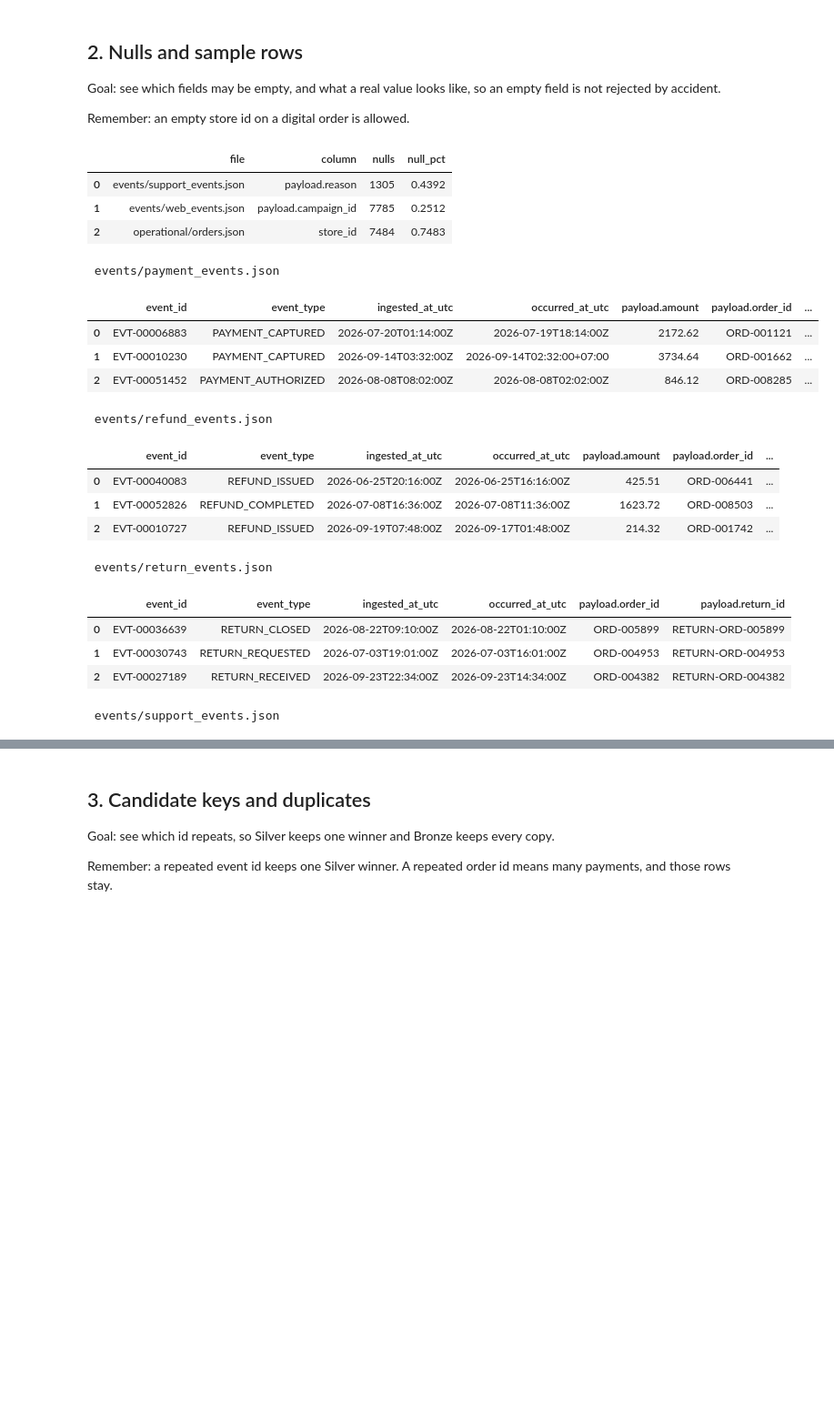
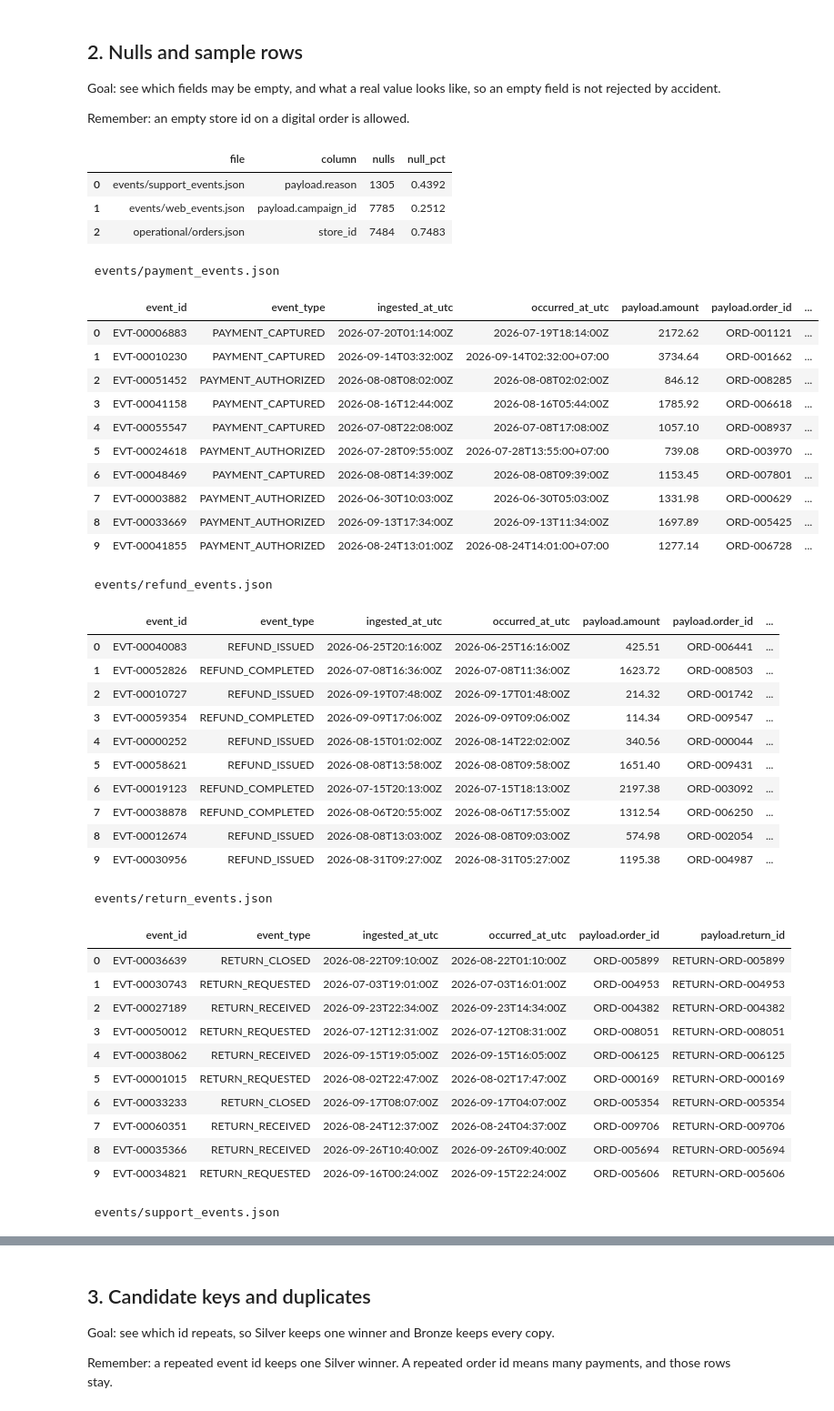
Before and after one commit to haniialfiyyaah/omnichannel-retail-analytics, a Jupyter notebook: notebooks/01_explore_raw.ipynb, the cells around one changed output, grey strips where cells are left out. Shown at 91% size. Drawn from its saved outputs; the diff is of its cells as text; code cells hidden in the pictures; blank space fills up the shorter version.

```diff
--- a/notebooks/01_explore_raw.ipynb
+++ b/notebooks/01_explore_raw.ipynb
@@ -112,44 +112,65 @@ for name, frame in frames.items():
     nulls = frame.isna().sum()
     for column, count in nulls.items():
         if count == 0:
             continue
         null_rows.append(
             {
                 "file": name,
                 "column": column,
                 "nulls": int(count),
                 "null_pct": round(count / len(frame), 4),
             }
         )
 nulls = pd.DataFrame(null_rows)
 if nulls.empty:
     print("No nulls in any loaded column.")
 else:
     display(nulls.sort_values(["file", "nulls"], ascending=[True, False]))
 
 for name, frame in frames.items():
     print("\n", name)
-    display(frame.head(3))
+    display(frame.head(10))
 # %% [output]
 |  | file | column | nulls | null_pct |
 | 0 | events/support_events.json | payload.reason | 1305 | 0.4392 |
 | 1 | events/web_events.json | payload.campaign_id | 7785 | 0.2512 |
 | 2 | operational/orders.json | store_id | 7484 | 0.7483 |
  events/payment_events.json
 |  | event_id | event_type | ingested_at_utc | occurred_at_utc | payload.amount | payload.order_id | ... |
 | 0 | EVT-00006883 | PAYMENT_CAPTURED | 2026-07-20T01:14:00Z | 2026-07-19T18:14:00Z | 2172.62 | ORD-001121 | ... |
 | 1 | EVT-00010230 | PAYMENT_CAPTURED | 2026-09-14T03:32:00Z | 2026-09-14T02:32:00+07:00 | 3734.64 | ORD-001662 | ... |
 | 2 | EVT-00051452 | PAYMENT_AUTHORIZED | 2026-08-08T08:02:00Z | 2026-08-08T02:02:00Z | 846.12 | ORD-008285 | ... |
+| 3 | EVT-00041158 | PAYMENT_CAPTURED | 2026-08-16T12:44:00Z | 2026-08-16T05:44:00Z | 1785.92 | ORD-006618 | ... |
+| 4 | EVT-00055547 | PAYMENT_CAPTURED | 2026-07-08T22:08:00Z | 2026-07-08T17:08:00Z | 1057.10 | ORD-008937 | ... |
+| 5 | EVT-00024618 | PAYMENT_AUTHORIZED | 2026-07-28T09:55:00Z | 2026-07-28T13:55:00+07:00 | 739.08 | ORD-003970 | ... |
+| 6 | EVT-00048469 | PAYMENT_CAPTURED | 2026-08-08T14:39:00Z | 2026-08-08T09:39:00Z | 1153.45 | ORD-007801 | ... |
+| 7 | EVT-00003882 | PAYMENT_AUTHORIZED | 2026-06-30T10:03:00Z | 2026-06-30T05:03:00Z | 1331.98 | ORD-000629 | ... |
+| 8 | EVT-00033669 | PAYMENT_AUTHORIZED | 2026-09-13T17:34:00Z | 2026-09-13T11:34:00Z | 1697.89 | ORD-005425 | ... |
+| 9 | EVT-00041855 | PAYMENT_AUTHORIZED | 2026-08-24T13:01:00Z | 2026-08-24T14:01:00+07:00 | 1277.14 | ORD-006728 | ... |
  events/refund_events.json
 |  | event_id | event_type | ingested_at_utc | occurred_at_utc | payload.amount | payload.order_id | ... |
 | 0 | EVT-00040083 | REFUND_ISSUED | 2026-06-25T20:16:00Z | 2026-06-25T16:16:00Z | 425.51 | ORD-006441 | ... |
 | 1 | EVT-00052826 | REFUND_COMPLETED | 2026-07-08T16:36:00Z | 2026-07-08T11:36:00Z | 1623.72 | ORD-008503 | ... |
 | 2 | EVT-00010727 | REFUND_ISSUED | 2026-09-19T07:48:00Z | 2026-09-17T01:48:00Z | 214.32 | ORD-001742 | ... |
+| 3 | EVT-00059354 | REFUND_COMPLETED | 2026-09-09T17:06:00Z | 2026-09-09T09:06:00Z | 114.34 | ORD-009547 | ... |
+| 4 | EVT-00000252 | REFUND_ISSUED | 2026-08-15T01:02:00Z | 2026-08-14T22:02:00Z | 340.56 | ORD-000044 | ... |
+| 5 | EVT-00058621 | REFUND_ISSUED | 2026-08-08T13:58:00Z | 2026-08-08T09:58:00Z | 1651.40 | ORD-009431 | ... |
+| 6 | EVT-00019123 | REFUND_COMPLETED | 2026-07-15T20:13:00Z | 2026-07-15T18:13:00Z | 2197.38 | ORD-003092 | ... |
+| 7 | EVT-00038878 | REFUND_COMPLETED | 2026-08-06T20:55:00Z | 2026-08-06T17:55:00Z | 1312.54 | ORD-006250 | ... |
+| 8 | EVT-00012674 | REFUND_ISSUED | 2026-08-08T13:03:00Z | 2026-08-08T09:03:00Z | 574.98 | ORD-002054 | ... |
+| 9 | EVT-00030956 | REFUND_ISSUED | 2026-08-31T09:27:00Z | 2026-08-31T05:27:00Z | 1195.38 | ORD-004987 | ... |
  events/return_events.json
 |  | event_id | event_type | ingested_at_utc | occurred_at_utc | payload.order_id | payload.return_id |
 | 0 | EVT-00036639 | RETURN_CLOSED | 2026-08-22T09:10:00Z | 2026-08-22T01:10:00Z | ORD-005899 | RETURN-ORD-005899 |
 | 1 | EVT-00030743 | RETURN_REQUESTED | 2026-07-03T19:01:00Z | 2026-07-03T16:01:00Z | ORD-004953 | RETURN-ORD-004953 |
 | 2 | EVT-00027189 | RETURN_RECEIVED | 2026-09-23T22:34:00Z | 2026-09-23T14:34:00Z | ORD-004382 | RETURN-ORD-004382 |
+| 3 | EVT-00050012 | RETURN_REQUESTED | 2026-07-12T12:31:00Z | 2026-07-12T08:31:00Z | ORD-008051 | RETURN-ORD-008051 |
+| 4 | EVT-00038062 | RETURN_RECEIVED | 2026-09-15T19:05:00Z | 2026-09-15T16:05:00Z | ORD-006125 | RETURN-ORD-006125 |
+| 5 | EVT-00001015 | RETURN_REQUESTED | 2026-08-02T22:47:00Z | 2026-08-02T17:47:00Z | ORD-000169 | RETURN-ORD-000169 |
+| 6 | EVT-00033233 | RETURN_CLOSED | 2026-09-17T08:07:00Z | 2026-09-17T04:07:00Z | ORD-005354 | RETURN-ORD-005354 |
+| 7 | EVT-00060351 | RETURN_RECEIVED | 2026-08-24T12:37:00Z | 2026-08-24T04:37:00Z | ORD-009706 | RETURN-ORD-009706 |
+| 8 | EVT-00035366 | RETURN_RECEIVED | 2026-09-26T10:40:00Z | 2026-09-26T09:40:00Z | ORD-005694 | RETURN-ORD-005694 |
+| 9 | EVT-00034821 | RETURN_REQUESTED | 2026-09-16T00:24:00Z | 2026-09-15T22:24:00Z | ORD-005606 | RETURN-ORD-005606 |
  events/support_events.json
 |  | event_id | event_type | ingested_at_utc | occurred_at_utc | payload.customer_id | payload.order_id | ... |
 | 0 | EVT-00003409 | SUPPORT_TICKET_CREATED | 2026-09-05T23:50:00Z | 2026-09-05T20:50:00Z | CUST-00549 | ORD-000554 | ... |
```
Also changed, not shown: parts of 6 cells of this notebook.
